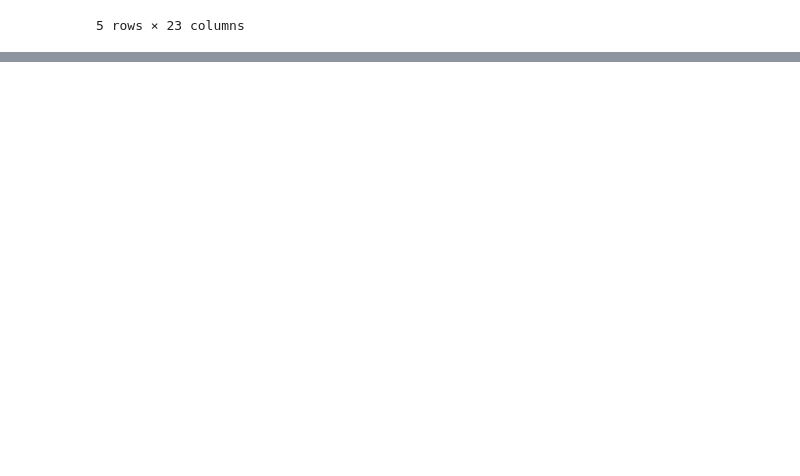
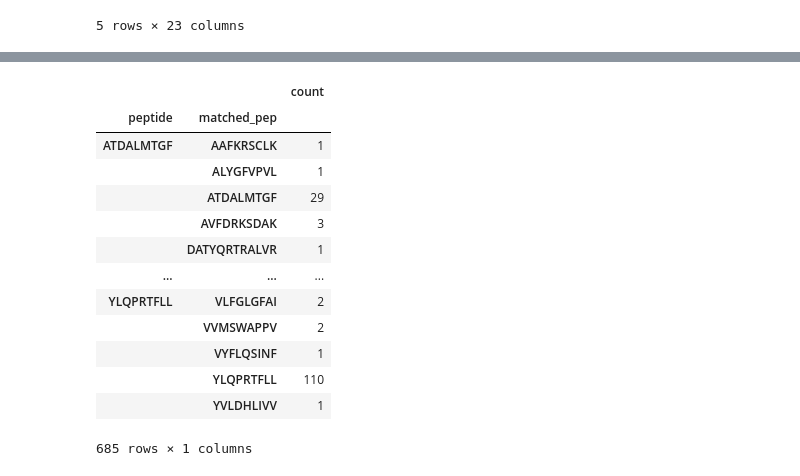
Before and after one commit to richieYT-wan/tclustr, a Jupyter notebook: notebooks/241001_extra_exps2.ipynb, the cells around one changed output, grey strips where cells are left out. Drawn from its saved outputs; the diff is of its cells as text; code cells hidden in the pictures; blank space fills up the shorter version.

```diff
--- a/notebooks/241001_extra_exps2.ipynb
+++ b/notebooks/241001_extra_exps2.ipynb
@@ -271,0 +311,18 @@ pd.concat([cancer.assign(dataset='cancer_mixed'), train_df.assign(dataset='exp_t
+# %%
+top17peps=pd.read_csv('../data/filtered/240418_nettcr_expanded_20binders_17pep_POSONLY.csv').peptide.unique()
+tmp.query('peptide in @top17peps').groupby(['peptide','matched_pep']).agg(count=('Run','count'))
+# %% [output]
+|  |  | count |
+| peptide | matched_pep |  |
+| ATDALMTGF | AAFKRSCLK | 1 |
+|  | ALYGFVPVL | 1 |
+|  | ATDALMTGF | 29 |
+|  | AVFDRKSDAK | 3 |
+|  | DATYQRTRALVR | 1 |
+| ... | ... | ... |
+| YLQPRTFLL | VLFGLGFAI | 2 |
+|  | VVMSWAPPV | 2 |
+|  | VYFLQSINF | 1 |
+|  | YLQPRTFLL | 110 |
+|  | YVLDHLIVV | 1 |
+685 rows × 1 columns
```
Also changed, not shown: parts of 9 cells of this notebook, 3 other files.
